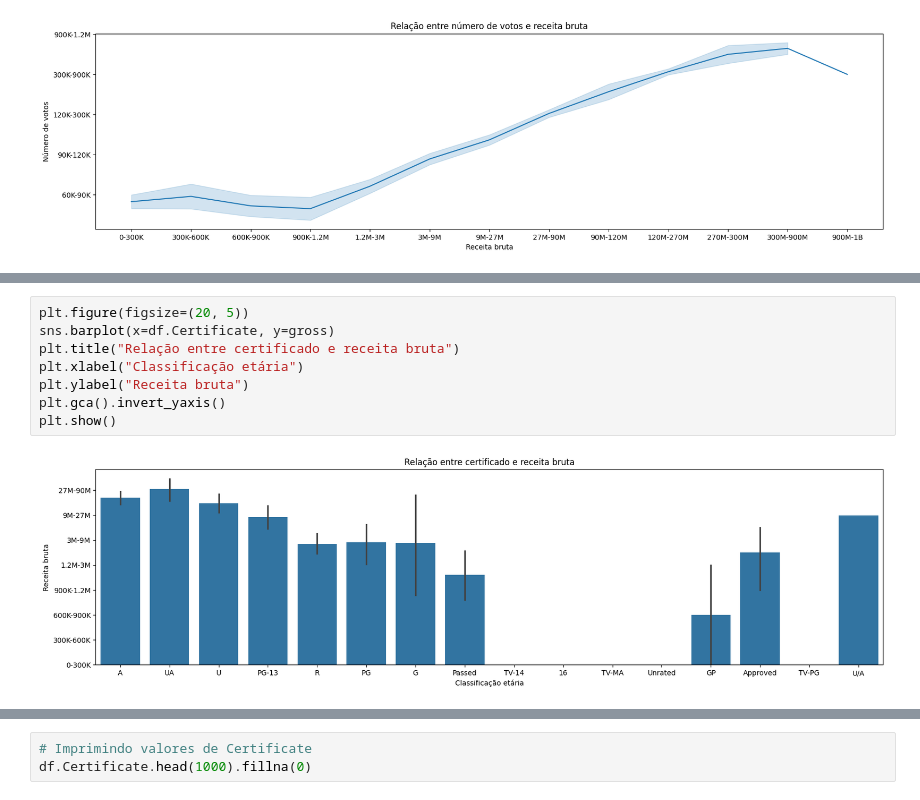
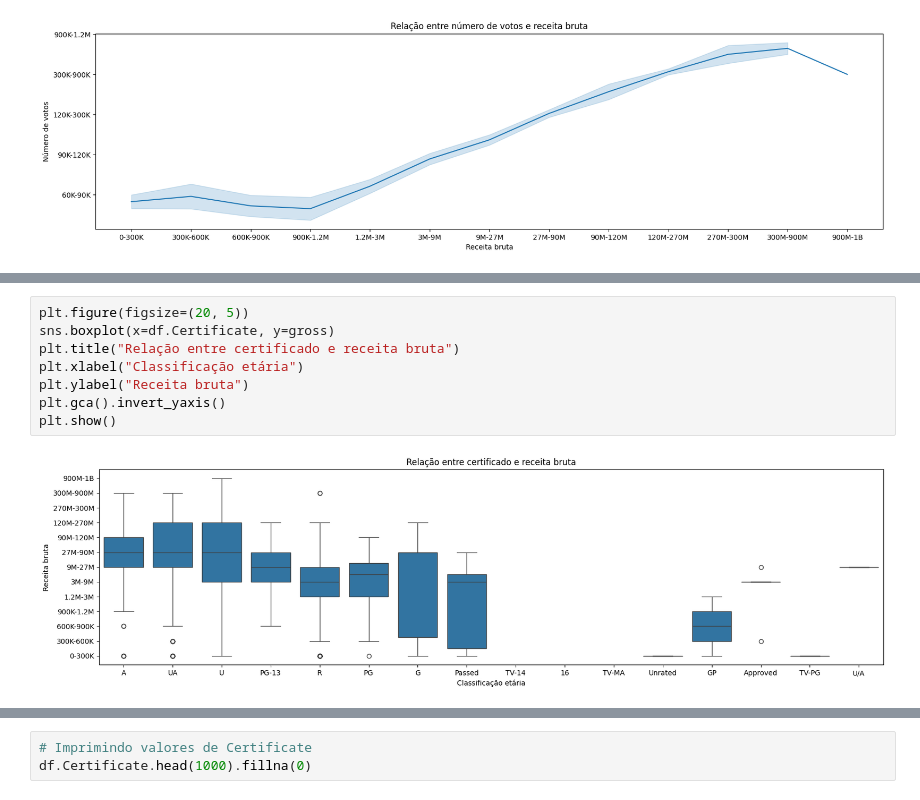
Before and after one commit to CobrinhaDigital/imdb-study, a Jupyter notebook: main.ipynb, the cells around one changed output, grey strips where cells are left out. Cells and saved outputs as stored; diff of their text form.

```diff
--- a/main.ipynb
+++ b/main.ipynb
@@ -253,10 +404,10 @@ plt.show()
 # %%
 plt.figure(figsize=(20, 5))
-sns.barplot(x=df.Certificate, y=gross)
+sns.boxplot(x=df.Certificate, y=gross)
 plt.title("Relação entre certificado e receita bruta")
 plt.xlabel("Classificação etária")
 plt.ylabel("Receita bruta")
 plt.gca().invert_yaxis()
 plt.show()
 # %% [output]
-[figure, old version]
+[figure, new version]
```
Also changed, not shown: parts of 25 cells of this notebook, 1 other file.
